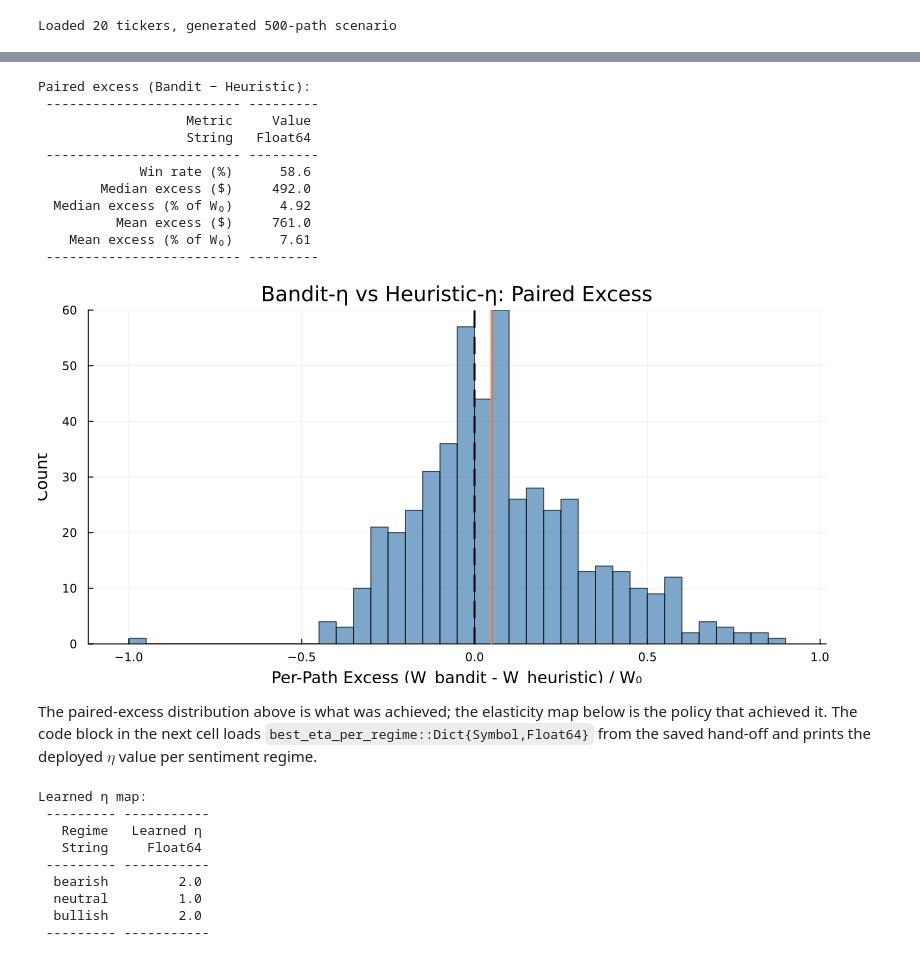
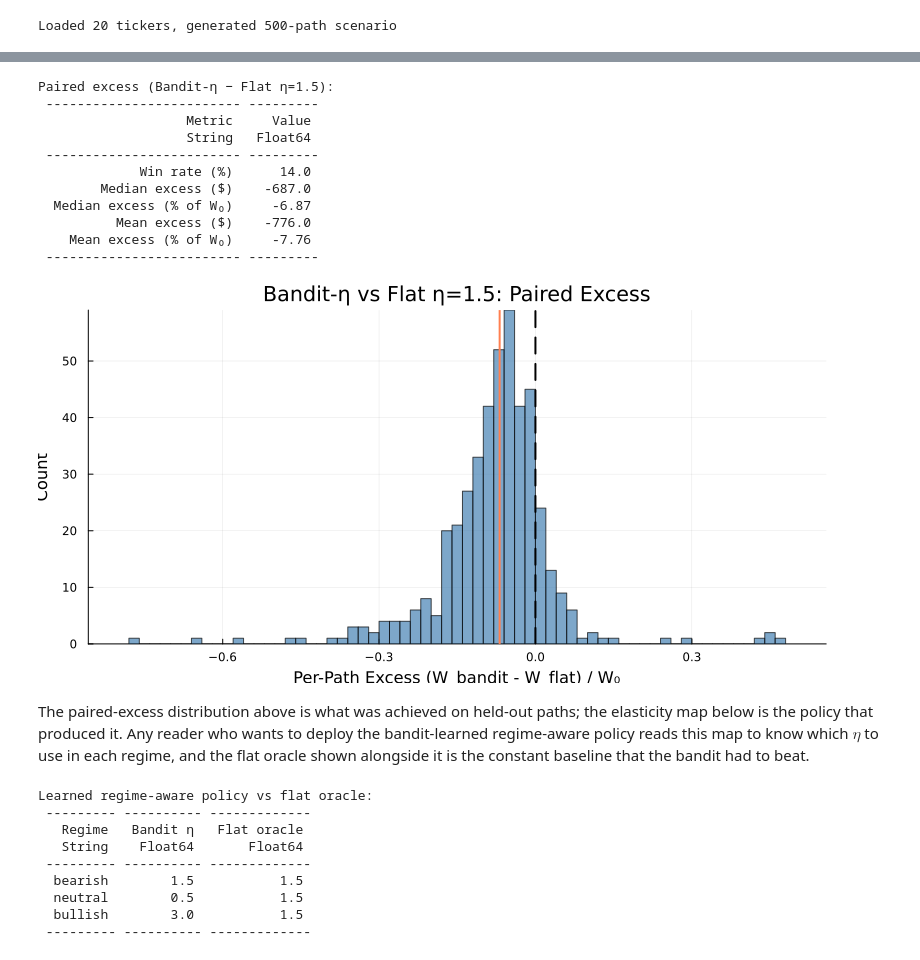
Before and after one commit to varnerlab/eCornell-AI-finance-lectures, a Jupyter notebook: lectures/session-3/eCornell-AI-Finance-S3-Example-Core-BanditEtaLearning-May-2026.ipynb, the cells around one changed output, grey strips where cells are left out. Cells and saved outputs as stored; diff of their text form; code cells hidden in the pictures.

```diff
--- a/lectures/session-3/eCornell-AI-Finance-S3-Example-Core-BanditEtaLearning-May-2026.ipynb
+++ b/lectures/session-3/eCornell-AI-Finance-S3-Example-Core-BanditEtaLearning-May-2026.ipynb
@@ -446,79 +482,82 @@ In the code block below, we load the saved bandit and heuristic terminal-wealth
 # %%
 let
-    # --- Step 1: Load bandit and heuristic results ---
+    # --- Step 1: Load bandit and flat-oracle results ---
     data = load_results(joinpath(_PATH_TO_DATA, "eta-bandit-results.jld2"));
     bandit_fw = data["bandit_final_wealth"];
-    heur_fw   = data["heur_final_wealth"];
+    flat_fw   = data["flat_final_wealth"];
+    best_flat_eta = data["best_flat_eta"];
 
     # --- Step 2: Paired excess ---
-    excess = bandit_fw .- heur_fw;
+    excess = bandit_fw .- flat_fw;
     win_rate = mean(excess .> 0);
 
     # --- Step 3: Paired-excess summary table ---
     excess_df = DataFrame(
         "Metric"     => ["Win rate (%)", "Median excess (\$)", "Median excess (% of W₀)", "Mean excess (\$)", "Mean excess (% of W₀)"],
         "Value"      => [
             round(win_rate * 100, digits = 1),
             round(median(excess), digits = 0),
             round(median(excess) / B₀ * 100, digits = 2),
             round(mean(excess), digits = 0),
             round(mean(excess) / B₀ * 100, digits = 2),
         ],
     );
-    println("Paired excess (Bandit − Heuristic):")
+    println("Paired excess (Bandit-η − Flat η=$(best_flat_eta)):")
     pretty_table(excess_df; backend = :text,
         fit_table_in_display_horizontally = false,
         fit_table_in_display_vertically = false,
         table_format = TextTableFormat(borders = text_table_borders__compact))
 
     # --- Panel 1: Paired-excess histogram ---
     p = histogram(excess ./ B₀, bins = 60, alpha = 0.7, color = :steelblue,
-        xlabel = "Per-Path Excess (W_bandit - W_heuristic) / W₀",
-        ylabel = "Count", title = "Bandit-η vs Heuristic-η: Paired Excess",
+        xlabel = "Per-Path Excess (W_bandit - W_flat) / W₀",
+        ylabel = "Count", title = "Bandit-η vs Flat η=$(best_flat_eta): Paired Excess",
         legend = false, size = (800, 400))
     vline!(p, [0.0], lw = 2, c = :black, linestyle = :dash)
     vline!(p, [median(excess) / B₀], lw = 2, c = :coral, label = "")
     display(p)
 end;
 # %% [output]
-Paired excess (Bandit − Heuristic):
+Paired excess (Bandit-η − Flat η=1.5):
  ------------------------- ---------
                    Metric     Value
                    String   Float64
  ------------------------- ---------
-             Win rate (%)      58.6
-        Median excess ($)     492.0
-  Median excess (% of W₀)      4.92
-          Mean excess ($)     761.0
-    Mean excess (% of W₀)      7.61
+             Win rate (%)      14.0
+        Median excess ($)    -687.0
+  Median excess (% of W₀)     -6.87
+          Mean excess ($)    -776.0
+    Mean excess (% of W₀)     -7.76
  ------------------------- ---------
-[figure, old version]
+[figure, new version]
-# %% [markdown]
-The paired-excess distribution above is what was achieved; the elasticity map below is the policy that achieved it. The code block in the next cell loads `best_eta_per_regime::Dict{Symbol,Float64}` from the saved hand-off and prints the deployed $\eta$ value per sentiment regime.
+# %% [markdown]
+The paired-excess distribution above is what was achieved on held-out paths; the elasticity map below is the policy that produced it. Any reader who wants to deploy the bandit-learned regime-aware policy reads this map to know which $\eta$ to use in each regime, and the flat oracle shown alongside it is the constant baseline that the bandit had to beat.
 # %%
 let
-    # --- Step 1: Load the saved learned-η map ---
+    # --- Step 1: Load the saved learned-η map and flat oracle ---
     data = load_results(joinpath(_PATH_TO_DATA, "eta-bandit-results.jld2"));
     eta_map = data["best_eta_per_regime"];
+    best_flat_eta = data["best_flat_eta"];
 
-    # --- Step 2: Render the deployed elasticity per regime ---
+    # --- Step 2: Render the deployed elasticity per regime alongside the flat oracle ---
     eta_df = DataFrame(
-        "Regime"     => ["bearish", "neutral", "bullish"],
-        "Learned η"  => [eta_map[:bearish], eta_map[:neutral], eta_map[:bullish]],
+        "Regime"      => ["bearish", "neutral", "bullish"],
+        "Bandit η"    => [eta_map[:bearish], eta_map[:neutral], eta_map[:bullish]],
+        "Flat oracle" => [best_flat_eta, best_flat_eta, best_flat_eta],
     );
-    println("Learned η map:")
+    println("Learned regime-aware policy vs flat oracle:")
     pretty_table(eta_df; backend = :text,
         fit_table_in_display_horizontally = false,
         fit_table_in_display_vertically = false,
         table_format = TextTableFormat(borders = text_table_borders__compact))
 end;
 # %% [output]
-Learned η map:
- --------- -----------
-   Regime   Learned η
-   String     Float64
- --------- -----------
-  bearish         2.0
-  neutral         1.0
-  bullish         2.0
- --------- -----------
+Learned regime-aware policy vs flat oracle:
+ --------- ---------- -------------
+   Regime   Bandit η   Flat oracle
+   String    Float64       Float64
+ --------- ---------- -------------
+  bearish        1.5           1.5
+  neutral        0.5           1.5
+  bullish        3.0           1.5
+ --------- ---------- -------------
```
Also changed, not shown: parts of 13 cells of this notebook, 3 other files.
